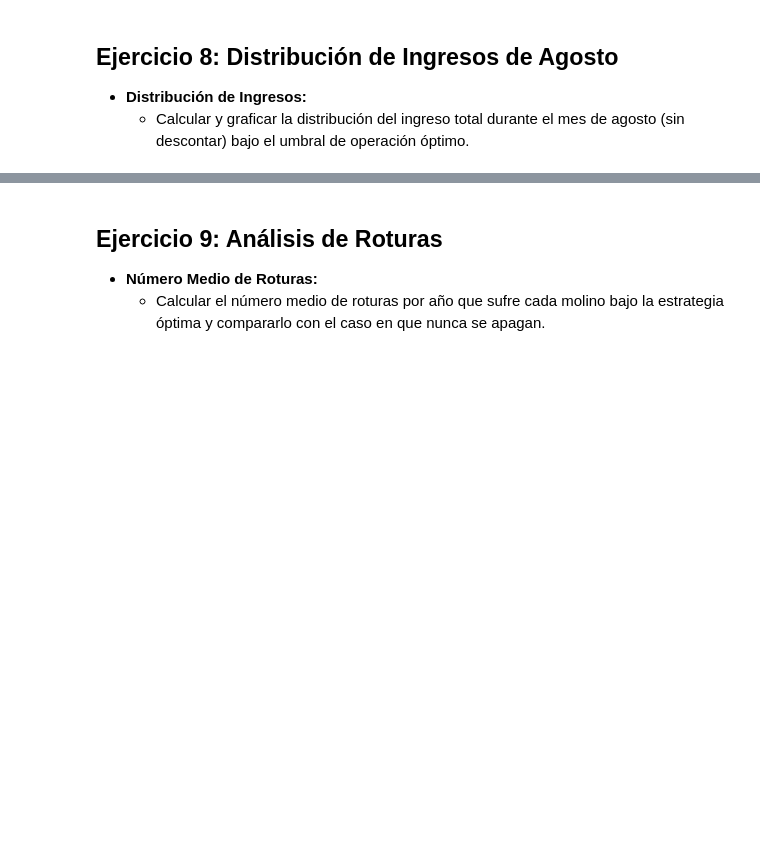
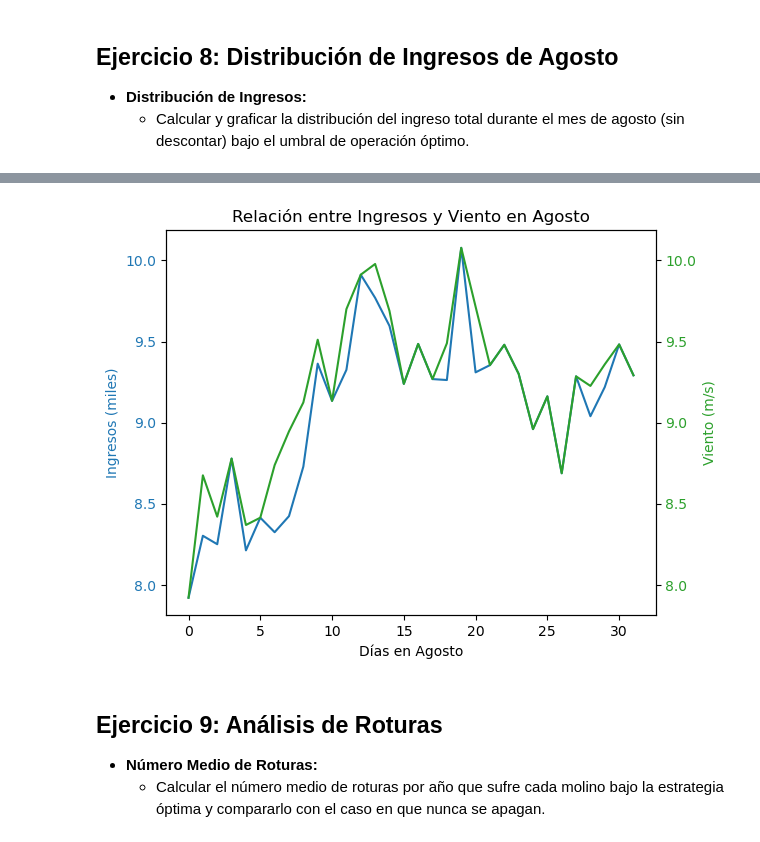
Before and after one commit to olmiave/ACN_TP1, a Jupyter notebook: TP1.ipynb, the cells around one changed output, grey strips where cells are left out. Saved outputs shown, nothing was run; the diff lists cells and outputs as text; code cells hidden in the pictures; blank space fills up the shorter version.

```diff
--- a/TP1.ipynb
+++ b/TP1.ipynb
@@ -1016,3 +1018,25 @@ plt.show()
+# %%
+#Relación precio - velocidad del viento
+viento_agosto = North_Wind + South_Wind
+viento_total = viento_agosto[:, start_day : end_day+1]
+
+fig, ax1 = plt.subplots()
+
+ax1.set_xlabel('Días en Agosto')
+ax1.set_ylabel('Ingresos (miles)', color='tab:blue')
+ax1.plot(np.mean(ingresos_agosto/1000, axis=0), color='tab:blue', label='Ingresos')
+ax1.tick_params(axis='y', labelcolor='tab:blue')
+
+ax2 = ax1.twinx()
+ax2.set_ylabel('Viento (m/s)', color='tab:green')
+ax2.plot(np.mean(viento_total, axis=0), color='tab:green', label='Viento')
+ax2.tick_params(axis='y', labelcolor='tab:green')
+
+plt.title('Relación entre Ingresos y Viento en Agosto')
+fig.tight_layout()
+plt.show()
+# %% [output]
+[figure, added]
 # %% [markdown]
 ## **Ejercicio 9: Análisis de Roturas** <a name="Ejercicio-9"></a>
 - **Número Medio de Roturas:**
```
Also changed, not shown: parts of 3 cells of this notebook.
